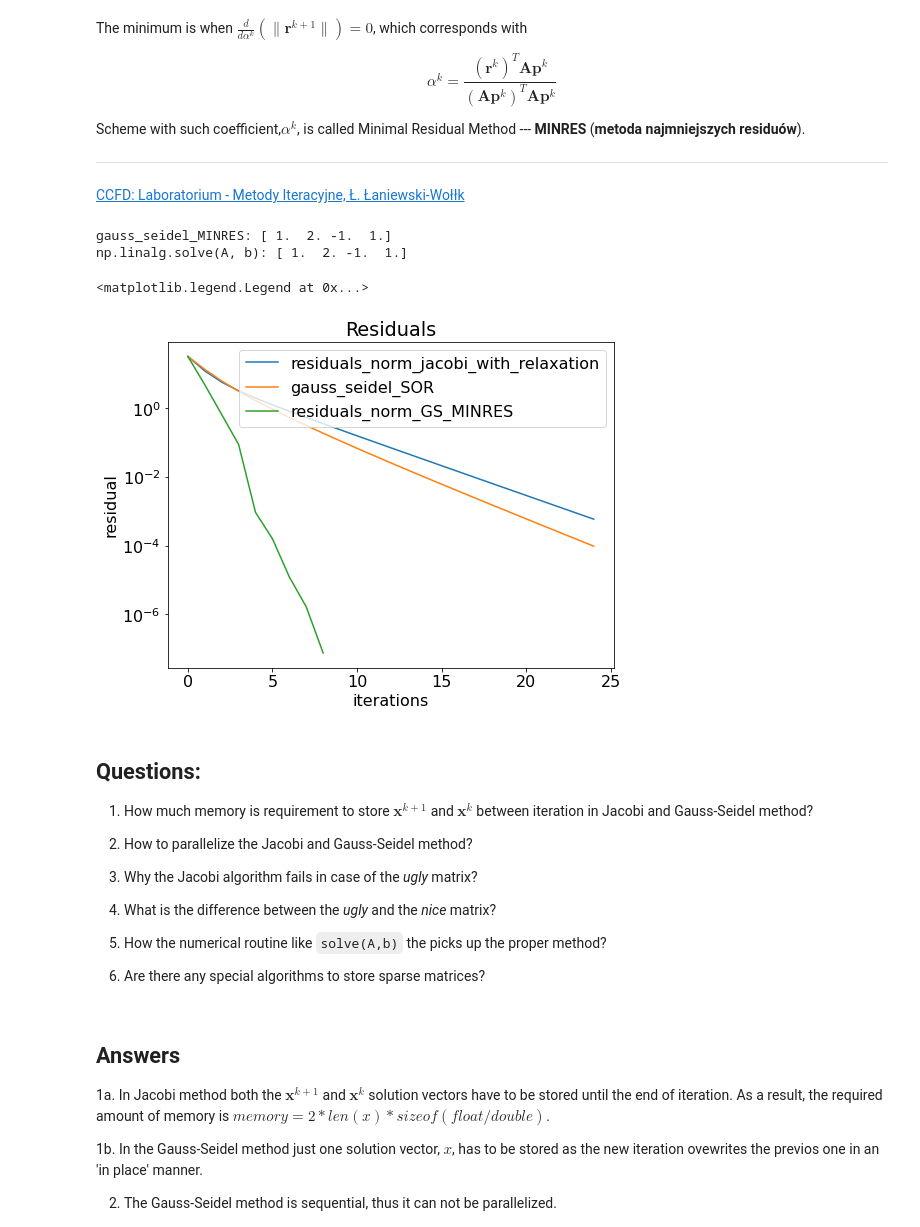
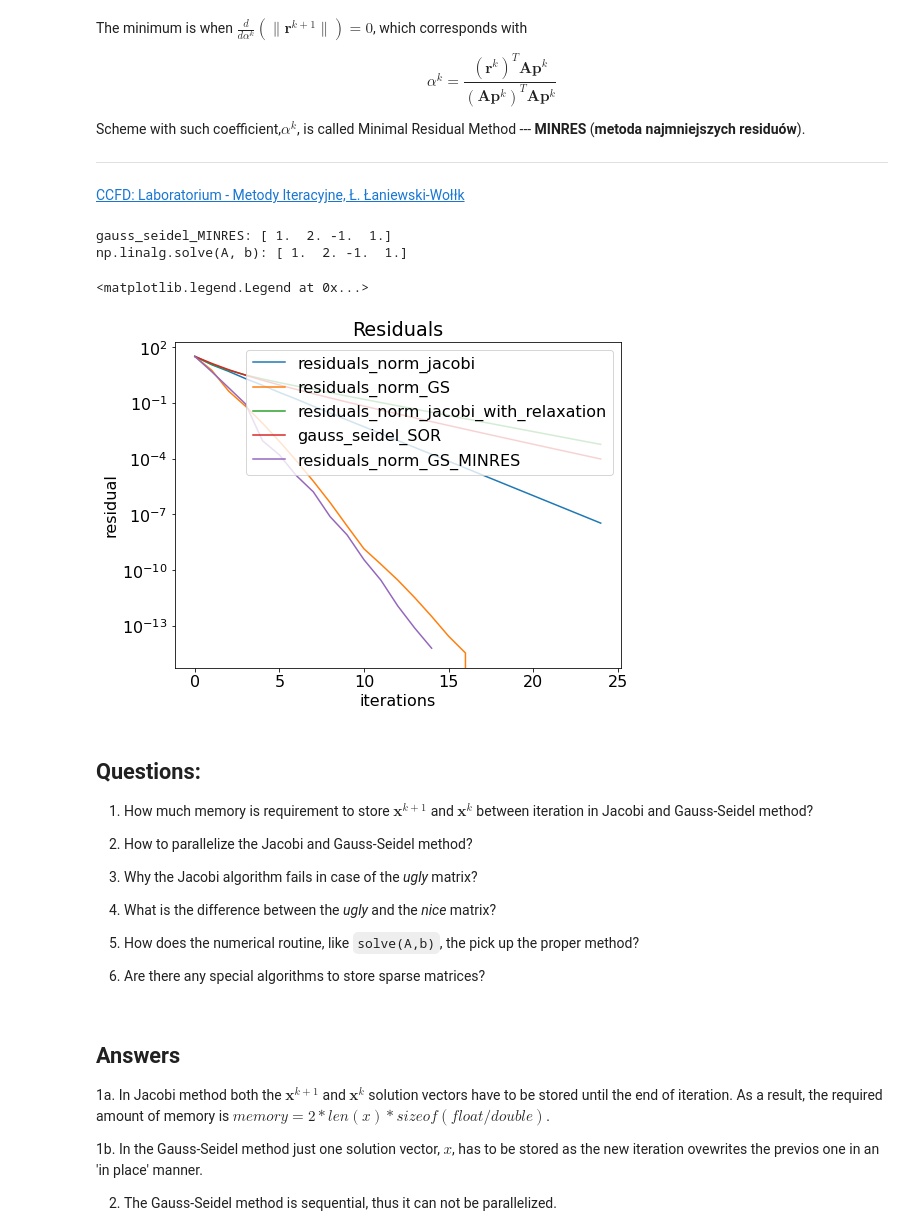
Before and after one commit to ggruszczynski/CFDPython, a Jupyter notebook: lab20_explicit_implicit_iterative_solvers/SOLUTION_iterative_solvers.ipynb, the cells around one changed output. Saved outputs shown, nothing was run; the diff lists cells and outputs as text; code cells hidden in the pictures.

```diff
--- a/lab20_explicit_implicit_iterative_solvers/SOLUTION_iterative_solvers.ipynb
+++ b/lab20_explicit_implicit_iterative_solvers/SOLUTION_iterative_solvers.ipynb
@@ -520,7 +519,7 @@ def gauss_seidel_MINRES(A,b,N,x0):
 
     residuals_norm = list()
 
-    convergence_criteria = 1e-6
+    convergence_criteria = 1e-14
     iteration = 0
     residual = b - A@x
 
@@ -563,36 +562,36 @@ def gauss_seidel_MINRES(A,b,N,x0):
 x_gauss_seidel_MINRES, residuals_norm_GS_MINRES = gauss_seidel_MINRES(A,b,N,initial_guess)
 print(f"gauss_seidel_MINRES: {x_gauss_seidel_MINRES}")
 
 x_np = np.linalg.solve(A, b)
 print(f"np.linalg.solve(A, b): {x_np}")
 
 
 # If the Hessian is positive definite
 # (equivalently, has all eigenvalues positive) at x0, then f=f(x)=(x^T)*A*x attains a local minimum at f(x=x0).
 def is_pos_def(x):
     return np.all(np.linalg.eigvals(x) > 0)
 
 if not is_pos_def(A):
     print("A is not positive definite.")
 
 plt.rcParams.update({'font.size': 16})
 figure, axis = plt.subplots(1, 1, figsize=(8, 6))
 # plt.subplots_adjust(hspace=1)
 axis.set_title('Residuals')
-# axis.plot(iterations, residuals_norm_jacobi, label=r'residuals_norm_jacobi')
-# axis.plot(iterations, residuals_norm_GS, label=r'residuals_norm_GS')
+axis.plot(iterations, residuals_norm_jacobi, label=r'residuals_norm_jacobi')
+axis.plot(iterations, residuals_norm_GS, label=r'residuals_norm_GS')
 axis.plot(iterations, residuals_norm_jacobi_with_relaxation, label=r'residuals_norm_jacobi_with_relaxation')
 axis.plot(iterations, residuals_norm_GS_SOR,label=r'gauss_seidel_SOR')
 axis.plot(iterations[:len(residuals_norm_GS_MINRES)], residuals_norm_GS_MINRES, label=r'residuals_norm_GS_MINRES')
 axis.set_yscale('log')
 axis.set_xlabel('iterations')
 axis.set_ylabel('residual')
 axis.legend(loc="upper right")
 # %% [output]
 gauss_seidel_MINRES: [ 1.  2. -1.  1.]
 np.linalg.solve(A, b): [ 1.  2. -1.  1.]
 <matplotlib.legend.Legend at 0x...>
-[figure, old version]
+[figure, new version]
 # %% [markdown]
 ## Questions:
 
@@ -604,7 +603,7 @@ np.linalg.solve(A, b): [ 1.  2. -1.  1.]
 
 4. What is the difference between the *ugly* and the *nice* matrix?
 
-5. How the numerical routine like `solve(A,b)` the picks up the proper method?
+5. How does the numerical routine, like `solve(A,b)`, the pick up the proper method?
 
 6. Are there any special algorithms to store sparse matrices?
 # %% [markdown]
```
Also changed, not shown: parts of 2 cells of this notebook, 2 other files.
